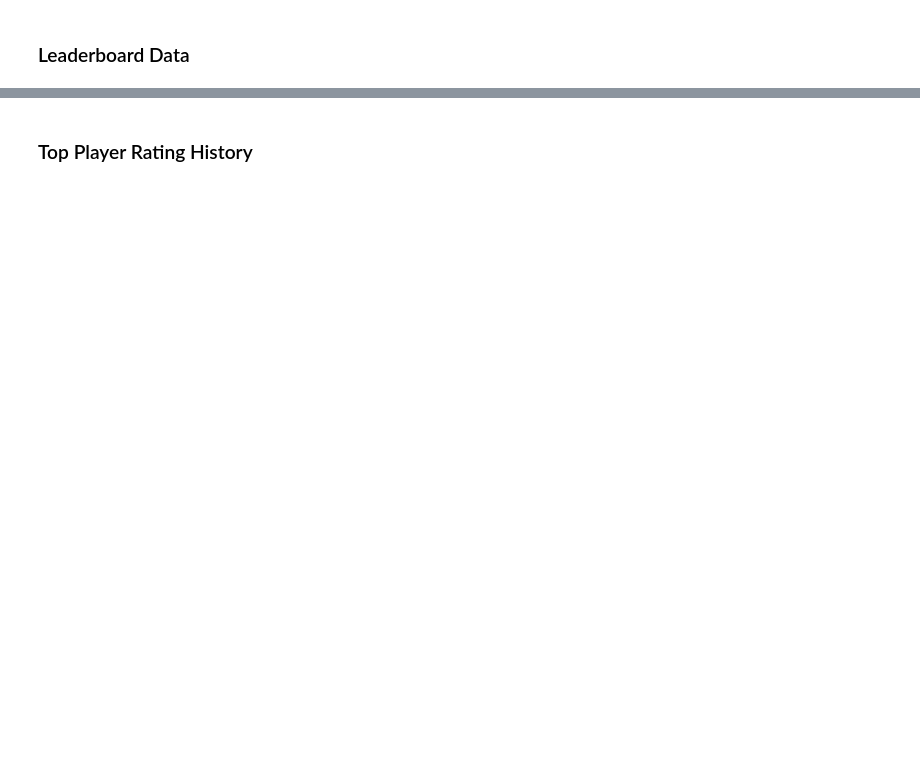
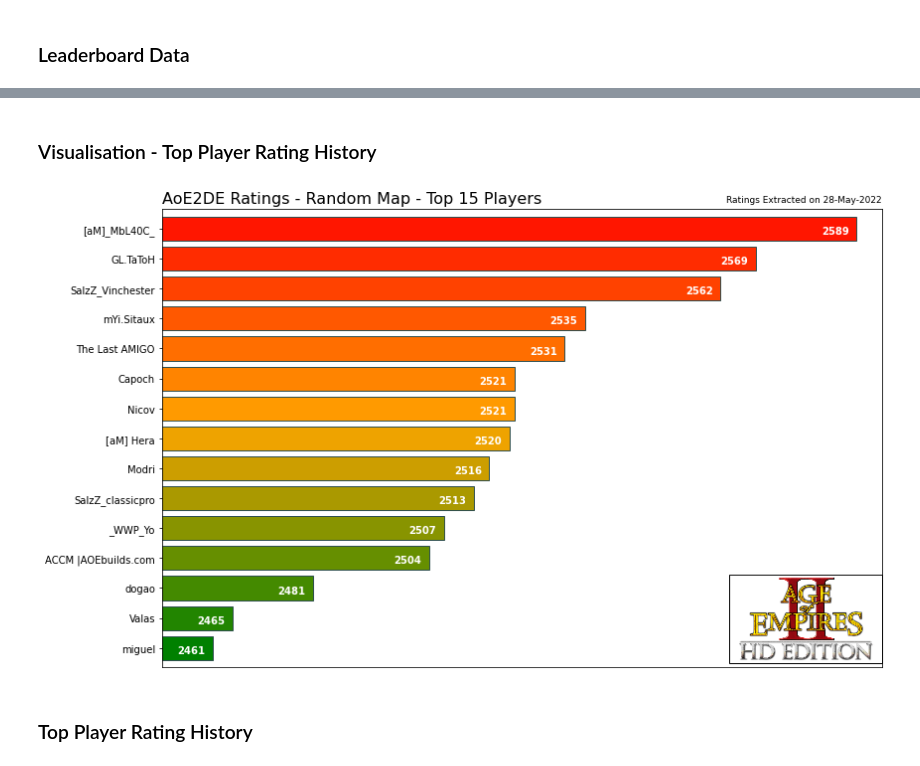
Before and after one commit to Filpill/AoE2Data, a Jupyter notebook: AoE2_APIData.ipynb, the cells around one changed output, grey strips where cells are left out. Drawn from its saved outputs; the diff is of its cells as text; code cells hidden in the pictures; blank space fills up the shorter version.

Commit message:
Re-fined notebook layout, added charts to xlsx book

```diff
--- a/AoE2_APIData.ipynb
+++ b/AoE2_APIData.ipynb
@@ -183,3 +235,66 @@ Generating Leaderboard History for the top 100 players
+# %% [markdown]
+### Visualisation - Top Player Rating History
+# %%
+#Plotting and Configuring Chart
+#Making a colormap to map onto the bar chart
+clist = [(0, "green"), (0.5, "orange"), (1, "red")]
+rvb = mcolors.LinearSegmentedColormap.from_list('',clist)
+df_arange = np.arange(rating_top.shape[0]).astype(float)
+color =rvb(df_arange/rating_top.shape[0])
+
+#Setting Axis Limits
+lhs_axis_lim = rat_top_ulim - 10
+rhs_axis_lim = rat_top_llim + 5
+
+#Plotting a Leaderboard/Ratings Chart
+fig, ax = plt.subplots(figsize=(12,7))
+ax = rating_top.plot('name','rating',kind='barh',ax=ax,width=0.8,color=color,edgecolor='darkslategrey')
+ax.set_title(f'AoE2DE Ratings - Random Map - Top 15 Players',loc='left',fontsize=16)
+plt.text(rhs_axis_lim,14.9,f'Ratings Extracted on {date_today_str}',fontsize =9,horizontalalignment='right')
+
+#Inserting AoE2 Logo on Existing Chart
+filename = 'AoE2Logo.png'
+folderpath = 'pictures'
+filepath = pathing(folderpath,filename)
+image = Image.open(filepath) #Reading Image Data
+[width,height] = image.size
+im_zoom = 0.15
+imagebox = OffsetImage(image,zoom=im_zoom)
+aoe2Logo = AnnotationBbox(imagebox
+                        ,[rhs_axis_lim,0],xybox=(-width*im_zoom,height*im_zoom/1.21)
+                        , boxcoords='offset points', box_alignment=(0,1)
+                        ,pad=0
+                        )
+ax.add_artist(aoe2Logo)
+
+#Adjusting Plot Parameters
+ax.get_legend().remove()
+ax.set_ylabel('')
+plt.xlim(lhs_axis_lim,rhs_axis_lim)
+plt.xticks([])
+plt.subplots_adjust(left=0.25) #adjusting plot to prevent y-tick cutoff
+plt.tight_layout()
+
+#----Data Labels-----
+text_offset = 0.175 #Text Offset Distance
+for i in range(rating_top.shape[0]):
+    rating_value = rating_top.iat[i,rating_top.columns.get_loc('rating')]
+    rating_pos = rating_value - 6.1
+    if rating_value != 0:
+        rating_value = int(rating_value)
+        rating_pos = int(rating_pos)
+        ax.text(rating_pos,i-text_offset,rating_value,fontsize=10,color='white',weight='bold')
+#----Data Labels-----
+
+#Saving Chart
+fig_name = 'top15Players_leadboard.png'
+folderpath = 'root'
+fig_top15leadboard = pathing(folderpath,fig_name)
+plt.savefig(fig_top15leadboard,dpi=100)
+
+#-------------------------------------------------------------------------------------------------------------------------------------
+# %% [output]
+[figure, added]
 # %% [markdown]
 ### Top Player Rating History
 # %%
```
Also changed, not shown: parts of 36 cells of this notebook, 3 other files.
